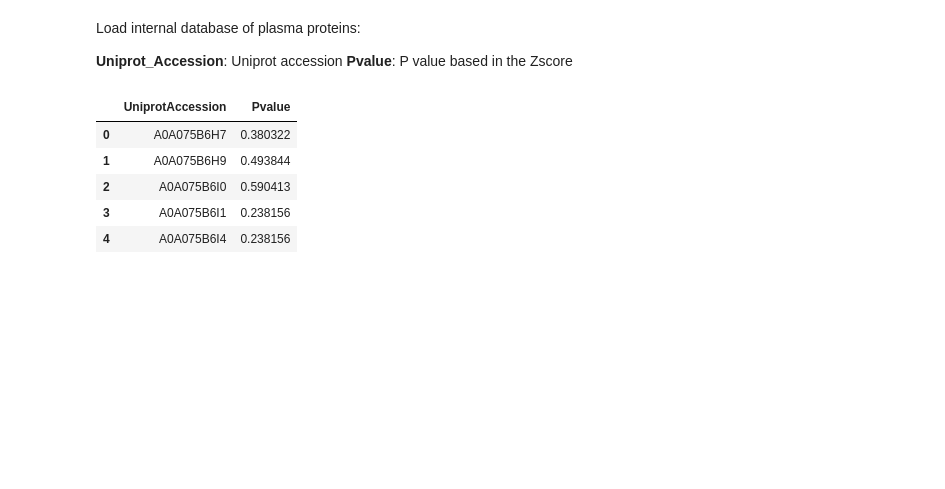
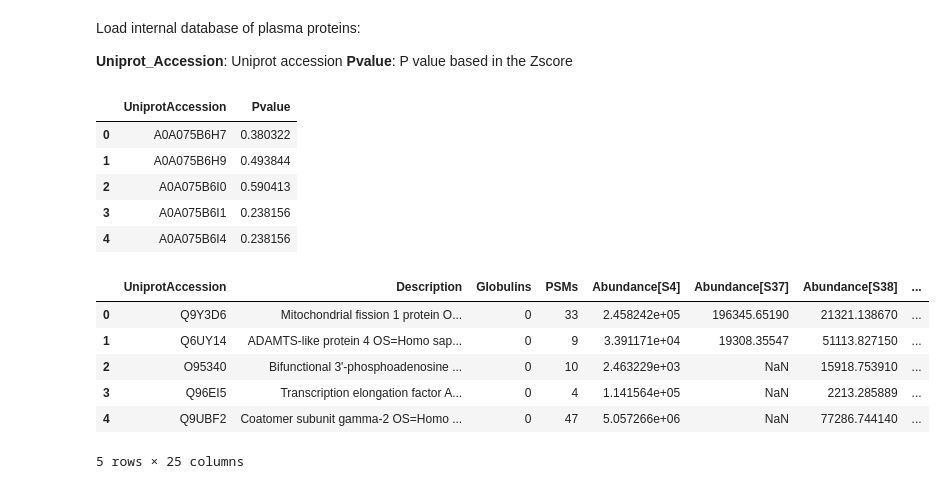
Before and after one commit to ypriverol/ms1, a Jupyter notebook: analyze-ms1-data.ipynb, the cells around one changed output. Cells and saved outputs as stored; diff of their text form; code cells hidden in the pictures; blank space fills up the shorter version.

Commit message:
data to be analyzed.

```diff
--- a/analyze-ms1-data.ipynb
+++ b/analyze-ms1-data.ipynb
@@ -43,3 +43,14 @@ inhouse_plasma_proteome.head()
 | 2 | A0A075B6I0 | 0.590413 |
 | 3 | A0A075B6I1 | 0.238156 |
 | 4 | A0A075B6I4 | 0.238156 |
+# %%
+dataset = pd.read_csv("data/sample-example.csv")
+dataset.head()
+# %% [output]
+|  | UniprotAccession | Description | Globulins | PSMs | Abundance[S4] | Abundance[S37] | Abundance[S38] | ... |
+| 0 | Q9Y3D6 | Mitochondrial fission 1 protein O... | 0 | 33 | 2.458242e+05 | 196345.65190 | 21321.138670 | ... |
+| 1 | Q6UY14 | ADAMTS-like protein 4 OS=Homo sap... | 0 | 9 | 3.391171e+04 | 19308.35547 | 51113.827150 | ... |
+| 2 | O95340 | Bifunctional 3'-phosphoadenosine ... | 0 | 10 | 2.463229e+03 | NaN | 15918.753910 | ... |
+| 3 | Q96EI5 | Transcription elongation factor A... | 0 | 4 | 1.141564e+05 | NaN | 2213.285889 | ... |
+| 4 | Q9UBF2 | Coatomer subunit gamma-2 OS=Homo ... | 0 | 47 | 5.057266e+06 | NaN | 77286.744140 | ... |
+5 rows × 25 columns
```
Also changed, not shown: parts of 2 cells of this notebook.
